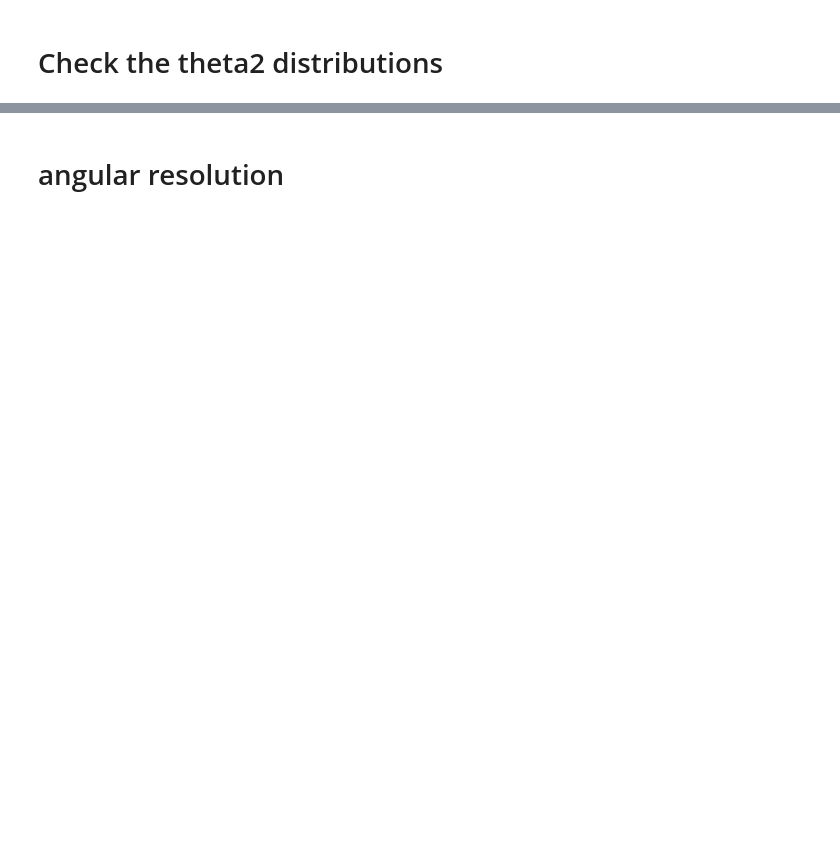
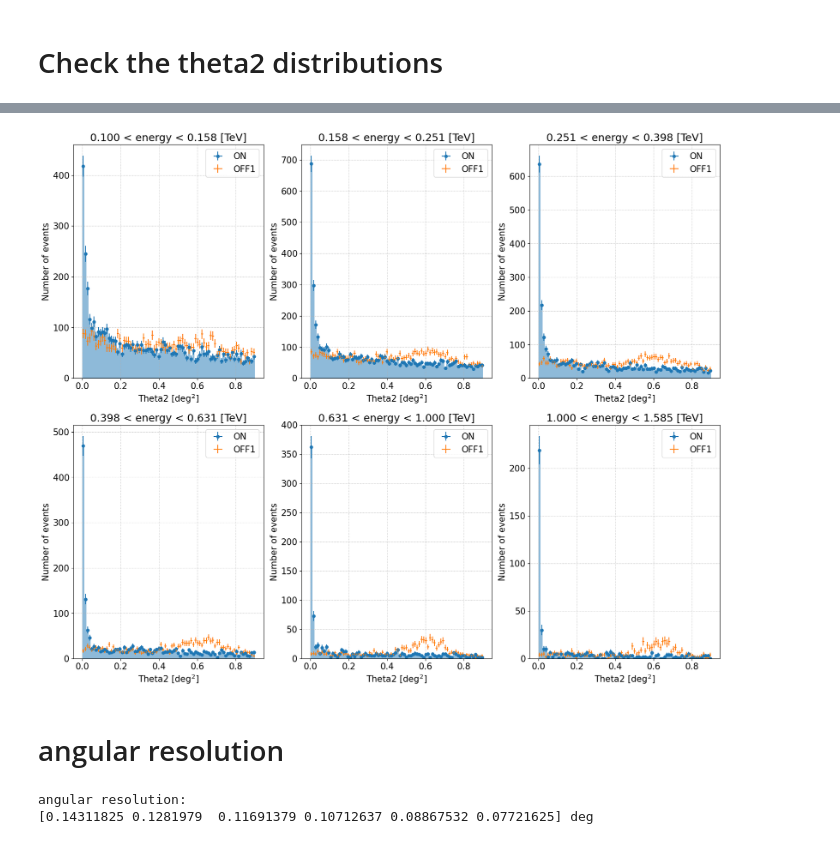
Before and after one commit to dipierr/magic-lst1-sw-school, a Jupyter notebook: check_signal_from_dl2.ipynb, the cells around one changed output, grey strips where cells are left out. Saved outputs shown, nothing was run; the diff lists cells and outputs as text; code cells hidden in the pictures; blank space fills up the shorter version.

Commit message:
Fixed bugs, print, import

```diff
--- a/check_signal_from_dl2.ipynb
+++ b/check_signal_from_dl2.ipynb
@@ -352,6 +497,12 @@ print(f"\nLi&Ma significance: {significance:.1f} sigma")
 
 energy_bins = np.logspace(-1, 1, 11)[:-4]
 
+energy_bins_center = (energy_bins[:-1] + energy_bins[1:]) / 2
+
+energy_bins_width = [
+    energy_bins[1:] - energy_bins_center,
+    energy_bins_center - energy_bins[:-1],
+]
 # ============
 # === Main ===
 # ============
@@ -387,33 +538,35 @@ for i_bin, (eng_lo, eng_hi) in enumerate(zip(energy_bins[:-1], energy_bins[1:]))
             histtype="bar",
             linewidth=2,
             alpha=0.5,
         )[0]
 
         plt.errorbar(
             x=theta2_bins_center,
             y=hist_on,
             xerr=theta2_bins_width,
             yerr=np.sqrt(hist_on),
             fmt="o",
             markersize=5,
             label="ON",
             color=colors[0],
         )
 
         # Plot the theta2 distribution from the OFF1 coordinate
         hist_off, _ = np.histogram(df_events["theta2_off1"], bins=theta2_bins)
 
         plt.errorbar(
             x=theta2_bins_center,
             y=hist_off,
             xerr=theta2_bins_width,
             yerr=np.sqrt(hist_off),
             fmt="o",
             markersize=1,
             label=f"OFF1",
         )
 
         plt.legend(loc="upper right")
+# %% [output]
+[figure, added]
 # %% [markdown]
 # angular resolution
 # %%
@@ -433,7 +586,10 @@ angres_table_Crab = angular_resolution(event_list_table, u.Quantity(energy_bins,
 )
 
 angres_Crab = angres_table_Crab["angular_resolution"].value
-print(f"signal;Crab angular resolution:\n{angres_Crab} deg")
+print(f"angular resolution:\n{angres_Crab} deg")
+# %% [output]
+angular resolution:
+[0.14311825 0.1281979  0.11691379 0.10712637 0.08867532 0.07721625] deg
 # %%
 plt.figure()
 
```
Also changed, not shown: parts of 9 cells of this notebook.
